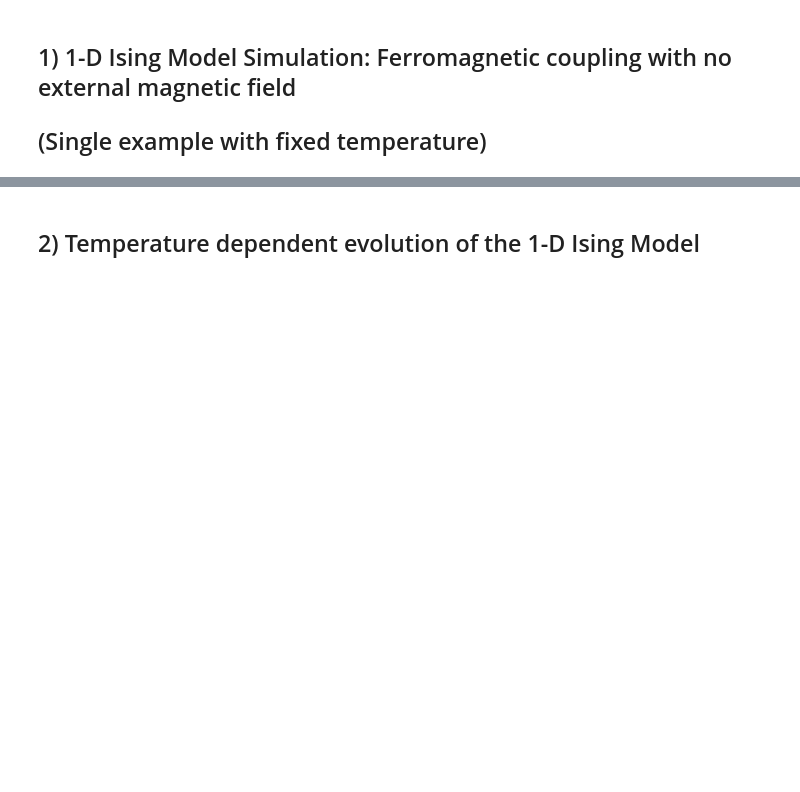
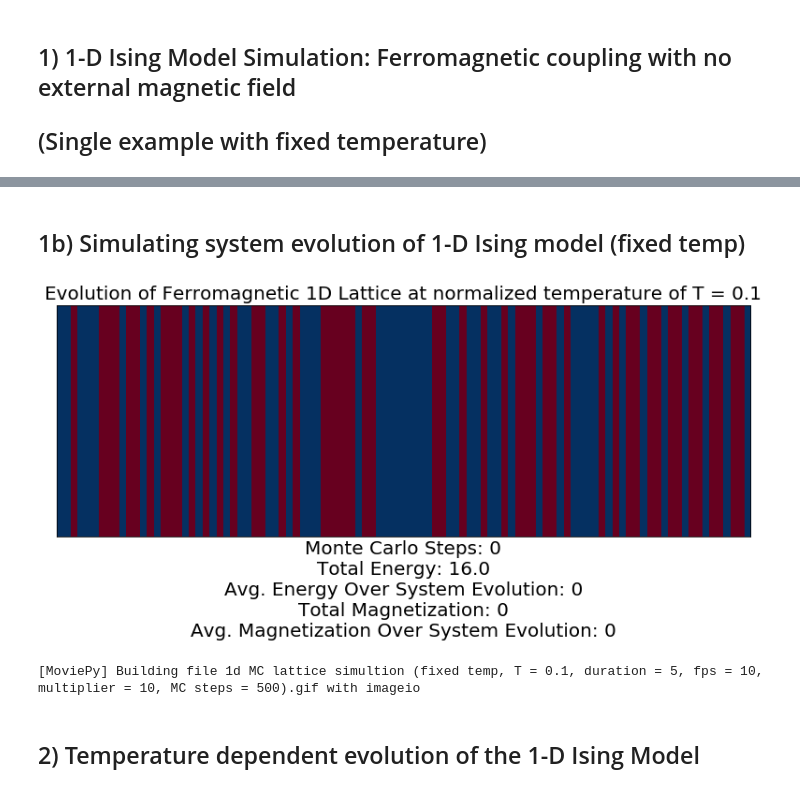
Before and after one commit to varunmenon1310/Ising-Model, a Jupyter notebook: Ising Model.ipynb, the cells around one changed output, grey strips where cells are left out. Saved outputs shown, nothing was run; the diff lists cells and outputs as text; code cells hidden in the pictures; blank space fills up the shorter version.

```diff
--- a/Ising Model.ipynb
+++ b/Ising Model.ipynb
@@ -89,3 +93,83 @@ print('\t\t\tAverage magnetization: {}'.format(M_average))
+# %% [markdown]
+## 1b) Simulating system evolution of 1-D Ising model (fixed temp)
+# %%
+#set parameters for gif render
+T = 0.1 #set temp
+J = 1 #set coupling parameter
+grid_size = 100 #set 1-D lattice size
+duration = 5 #set gif duration (seconds)
+fps = 10 #set gif fps
+multiplier = 10 #number of mc steps that are run per frame (must be a whole number >= 1)
+
+
+### the multiplier can greatly reduce rendering time! ###
+### total number of MC steps = gif_duration * gif_fps * multiplier ###
+
+#Initialize lattice and calculate energy and magnetization
+grid = np.random.choice([-1,1], size = grid_size) #initialize lattice
+initial_image = image_convert(grid) #convert initial lattice to 2d image to use in imshow
+Energy = H(grid) #total energy of system
+Magnetization = M(grid) #total magnetization of system
+
+#Initialize counters - don't alter these values
+E = 0 #counter for energy evolution
+Mag = 0 #counter for magnetization evolution
+counter = 0 #counter for mc steps
+
+#plot initial frame
+fig = plt.figure(figsize=(20,10)) #set figure size
+ax = fig.add_subplot(211) #setup subplot positioning
+ax.set_title('Evolution of Ferromagnetic 1D Lattice at normalized temperature of T = {}'.format(T),size=20)
+ax.set_xlabel('Monte Carlo Steps: {}\nTotal Energy: {}\nAvg. Energy Over System Evolution: {}\nTotal Magnetization: {}\nAvg. Magnetization Over System Evolution: {}'.format(counter,Energy,E,Magnetization,Mag),size=20) #I am using the x-label to display information about the system
+cax = ax.imshow(initial_image, cmap = plt.cm.RdBu)
+plt.setp(ax.get_yticklabels(), visible = False)
+plt.setp(ax.get_xticklabels(), visible = False)
+ax.tick_params(bottom = False, left = False)
+#cbar_ax = fig.add_axes([0.95, 0.15, 0.02, 0.7]) #uncomment for colorbar
+#fig.colorbar(cax, cax = cbar_ax,ticks=[-1,1]) #uncomment for colorbar
+plt.show()
+
+
+def make_frame_mpl(t): #moviepy function that takes a snapshot of the figure, updates it and takes another snapshot and so on
+
+    #Queue every programmers nightmare
+    #Thankfully we are in a physics class so if it works it works.
+    global T
+    global E
+    global Mag
+    global cax
+    global grid
+    global counter
+    global H_average
+    global M_average
+    global multiplier
+
+    #apply MC step(s) and update grid
+    for i in range(multiplier):
+        #update grid
+        grid = monte_carlo(grid,T)
+
+        #update counters, total magnetization and energy
+        counter += 1
+        E += H(grid)
+        Mag += M(grid)
+        Energy = H(grid)
+        Magnetization = M(grid)
+        H_average = E/(counter*grid_size) #average energy per site over the evolution of the system
+        M_average = Mag/(counter*grid_size) #average magnetization per site over the evolution of the system (order parameter)
+
+    #update figure and labels
+    cax = ax.imshow(image_convert(grid), cmap = plt.cm.RdBu) #update figure
+    ax.set_xlabel('Monte Carlo Steps: {}\nTotal Energy: {}\nAvg. Energy Over System Evolution: {}\nTotal Magnetization: {}\nAvg. Magnetization Over System Evolution: {}'.format(counter,Energy,E,Magnetization,Mag),size=20)
+
+    return mplfig_to_npimage(fig) # create RGB image of figure
+
+#write animation to file as a gif
+animation = mpy.VideoClip(make_frame_mpl, duration = duration)
+animation.write_gif("1d MC lattice simultion (fixed temp, T = {}, duration = {}, fps = {}, multiplier = {}, MC steps = {}).gif".format(T, duration, fps, multiplier, duration * fps * multiplier), fps = fps) #change this title if you don't want it to overwrite previously rendered gifs
+# %% [output]
+[figure, added]
+[MoviePy] Building file 1d MC lattice simultion (fixed temp, T = 0.1, duration = 5, fps = 10, multiplier = 10, MC steps = 500).gif with imageio
 # %% [markdown]
 ## 2) Temperature dependent evolution of the 1-D Ising Model
 # %%
```
Also changed, not shown: parts of 7 cells of this notebook, 3 other files.
